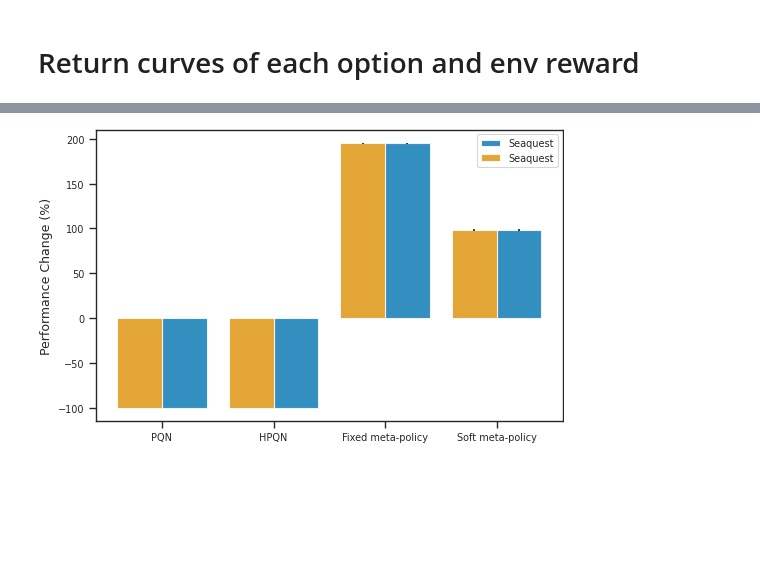
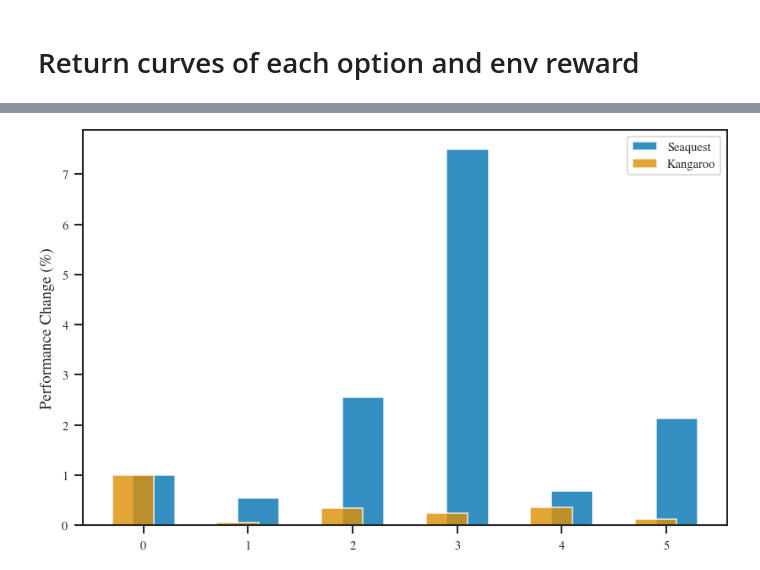
Before and after one commit to remunds/symbolic_options, a Jupyter notebook: src/symbolic_options/plots/plots.ipynb, the cells around one changed output, grey strips where cells are left out. Saved outputs shown, nothing was run; the diff lists cells and outputs as text; code cells hidden in the pictures; blank space fills up the shorter version.

```diff
--- a/src/symbolic_options/plots/plots.ipynb
+++ b/src/symbolic_options/plots/plots.ipynb
@@ -111,4 +195,6 @@ import numpy as np
 import matplotlib.cm as cm
 from tueplots import bundles, axes
 from matplotlib import cm
+
+plt.rcParams.update({"figure.dpi": 150})
 # %%
@@ -251,69 +324,91 @@ findfont: Generic family 'serif' not found because none of the following familie
 # %%
 # What about distribution shifts? How do they handle them?
 
-def distribution_shift_plot(df, games, algos):
+def distribution_shift_plot(df, performance_col, games, algos):
     sns.set_theme(context="paper", style="ticks")
     colors = sns.color_palette("colorblind")
     with plt.rc_context(bundles.neurips2024(usetex=False)):
         width = 0.4  # narrower bars to fit more
         fig, ax = plt.subplots()
 
-        x = np.arange(len(algos))  # one x-tick per algorithm
+        x = np.arange(len(algos)*2)  # one x-tick per algorithm
+
 
         # For each game and mod condition, plot bars offset from center
         for i, game in enumerate(games):
-            perf_change_means = []
-            perf_change_stds = []
+            print(f"Game: {game}")
+            perf_means = []
+            perf_stds = []
+
+            maxes = [np.nanmax(np.nanmean(df[df["run_name"] == f"{algo}_{game}"][f"{performance_col[i]}"].iloc[0], axis=0)) for algo in algos]
+            maxes2 = [np.nanmax(np.nanmean(df[df["run_name"] == f"{algo}_{game}"][f"modif_{performance_col[i]}"].iloc[0], axis=0)) for algo in algos]
+            print(f"maxes: {maxes}")
+            print(f"maxes2: {maxes2}")
+            max_val = np.nanmax(maxes+maxes2)
+            print(f"max_val: {max_val}")
+            pqn_max = np.nanmax(np.nanmean(df[df["run_name"] == f"pqn_{game}"][f"{performance_col[i]}"].iloc[0], axis=0))
+            print(f"pqn_max: {pqn_max}")
 
             for algo in algos:
+                print(f"Algo: {algo}")
                 # Get performance change = (modified_max - original_max) / original_max
                 # Non-modified
-                non_mod = df[df["run_name"] == f"{algo}_{game}"]["test_env_ret"].iloc[0]
-                # replace nans with 0
-                non_mod = np.nan_to_num(non_mod, nan=0.0)
-                max_idx = non_mod.argmax(axis=1) # (n_seeds,)
-                non_mod_max = non_mod[np.arange(len(non_mod)), max_idx] # (n_seeds,)
+                # again select the run with the maximum environment performance
+                non_mod = df[df["run_name"] == f"{algo}_{game}"][f"{performance_col[i]}"].iloc[0] #(n_seeds, n_steps)
+                # replace nans with median
+                non_mod = np.nan_to_num(non_mod, nan=np.nanmedian(non_mod))
+                max_idx = np.nanmean(non_mod, axis=0).argmax() # (1,)
+                # max_idx = non_mod.argmax(axis=1) # (n_seeds,)
+                non_mod_mean_max = np.nanmean(non_mod, axis=0)[max_idx]
+                print(f"non_modmean_max: {non_mod_mean_max}")
+                non_mod_std = np.nanstd(non_mod, axis=0)[max_idx]
 
                 # Modified
                 # mod = df[df["run_name"] == f"{algo}_modifs_{game}"]["test_env_ret"].iloc[0]
-                mod = df[df["run_name"] == f"{algo}_{game}"]["modif_test_env_ret"].iloc[0]
-                mod = np.nan_to_num(mod, nan=0.0)
+                # Measure performance change when modified
+                mod = df[df["run_name"] == f"{algo}_{game}"][f"modif_{performance_col[i]}"].iloc[0]
+                mod = np.nan_to_num(mod, nan=np.nanmedian(mod))
+                # print("mod what? max: ", mod[1].max())
                 assert mod.shape == non_mod.shape, f"Shape mismatch: {mod.shape} vs {non_mod.shape}"
-                mod_max = mod[np.arange(len(mod)), max_idx] # (n_seeds,)
-                print(f"Non-modified max: {non_mod_max}, Modified max: {mod_max}")
 
-                eps = 1e-8
-                perf_change = (mod_max - non_mod_max) / (non_mod_max+eps) # (n_seeds,)
-                perf_change_mean = perf_change.mean()*100
-                perf_change_std = perf_change.std()
-                perf_change_means.append(perf_change_mean)
-                perf_change_stds.append(perf_change_std)
+                # print(f"modmean: {np.nanmean(mod, axis=0)}")
+                mod_mean_max = np.nanmean(mod, axis=0)[max_idx]
+                print(f"modmean_max: {mod_mean_max}")
+                mod_mean_max = np.nanmax(np.nanmean(mod, axis=0))
+                print(f"other_modmean_max: {np.max(mod)}")
+                mod_std = np.nanstd(mod, axis=0)[max_idx]
+
+                perf_means.append(non_mod_mean_max / pqn_max)
+                perf_means.append(mod_mean_max / pqn_max)
+                perf_stds.append(non_mod_std)
+                perf_stds.append(mod_std)
 
             # Shift bars to the left and right based on game index
             if i % 2 == 0:
-                pos = x + width/2
+                pos = x + width/4
             else:
-                pos = x - width/2
-            ax.bar(pos, perf_change_means, yerr=perf_change_stds, width=width,
+                pos = x - width/4
+            # ax.bar(pos, perf_change_means, yerr=perf_change_stds, capsize=5, width=width,
+            #     label=f"{game}", color=colors[i], alpha=0.8)
+            # ax.set_yscale("log")
+            # ax.bar(pos, perf_means, yerr=perf_stds, capsize=5, width=width,
+            #     label=f"{game}", color=colors[i], alpha=0.8)
+            ax.bar(pos, perf_means, width=width,
                 label=f"{game}", color=colors[i], alpha=0.8)
 
         ax.set_xticks(x)
         algo_names = [get_algorithm_from_name(algo) for algo in algos]
-        ax.set_xticklabels(algo_names)
+        # ax.set_xticklabels(algo_names)
         ax.set_ylabel("Performance Change (%)")
         # ax.set_title("Performance Change under Distribution Shift")
         ax.legend()
-        plt.tight_layout()
         plt.show()
 
-
-combined_df = seaquest_df.copy()
-combined_df["game"] = "Seaquest"
-combined_df2 = seaquest_df.copy()
-combined_df2["game"] = "Seaquest"
-both_df = pd.concat([combined_df, combined_df2], ignore_index=True)
+seaquest_df["game"] = "Seaquest"
+kangaroo_df["game"] = "Kangaroo"
+both_df = pd.concat([seaquest_df, kangaroo_df], ignore_index=True)
 # distribution_shift_plot(combined_df, ["Seaquest"], ["pqn_hier_llm"])
 # This is what we want to plot later
-# distribution_shift_plot(both_df, ["Seaquest", "Kangaroo"], ["pqn", "pqn_hier", "pqn_hier_llm", "pqn_hier_comb"])
-distribution_shift_plot(both_df, ["Seaquest", "Seaquest"], ["pqn", "pqn_hier", "pqn_hier_llm", "pqn_hier_comb"])
+distribution_shift_plot(both_df, ["test_env_ret", "test_env_ret"], ["Seaquest", "Kangaroo"], ["pqn", "pqn_hier_llm", "pqn_hier_comb"])
+# distribution_shift_plot(both_df, ["test_opt1_ret", "test_opt0_ret"], ["Seaquest", "Kangaroo"], ["pqn", "pqn_hier_llm", "pqn_hier_comb"])
 # %% [output]
@@ -345 +432 @@ Non-modified max: [1354.53088379 1371.59228516 1402.82678223], Modified max: [10
-[figure, old version]
+[figure, new version]
```
Also changed, not shown: parts of 6 cells of this notebook.
